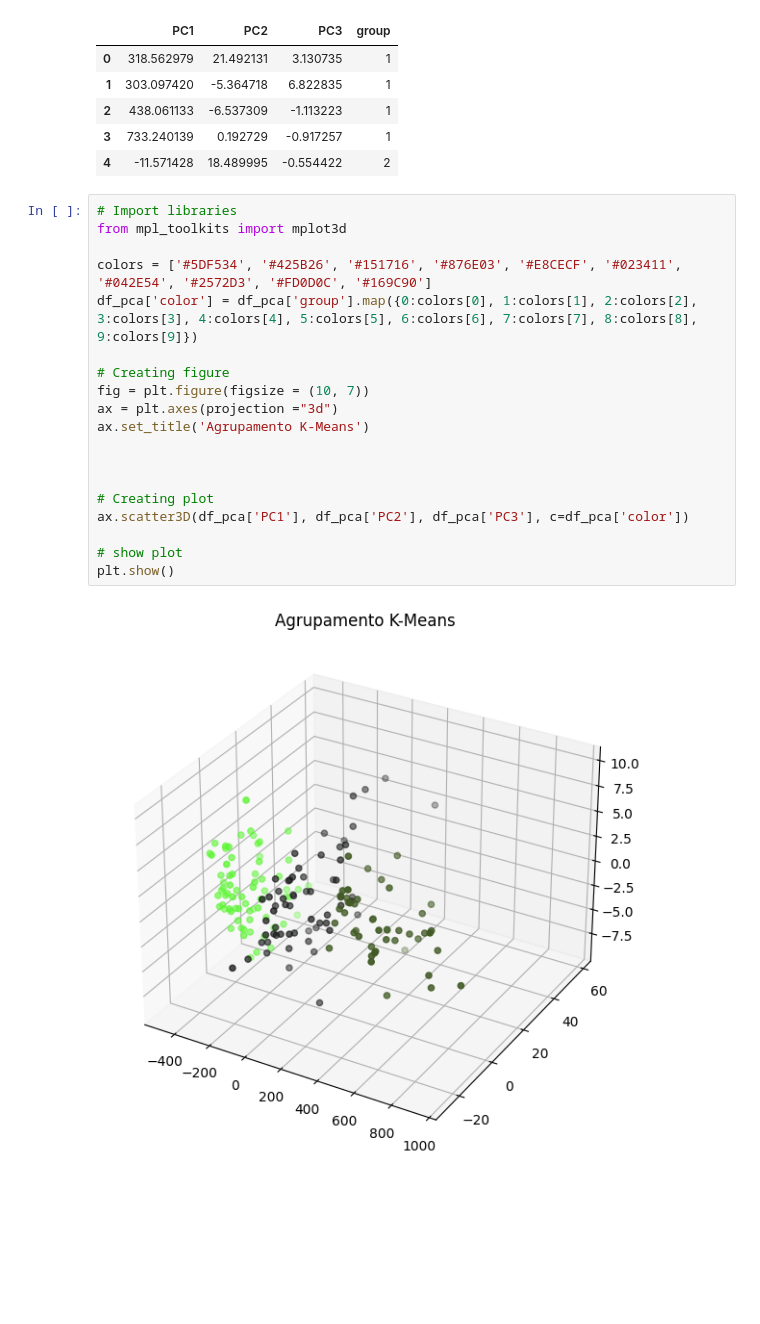
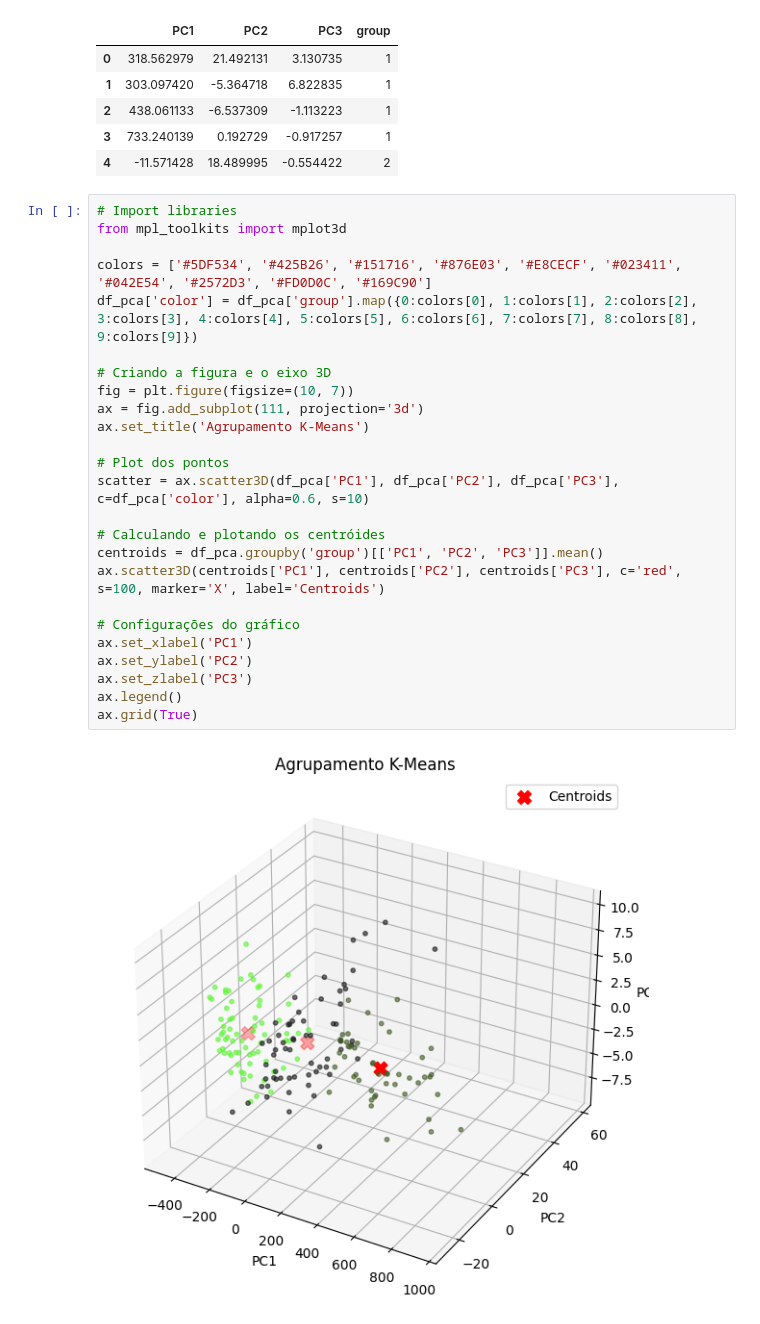
Before and after one commit to heyMichaelS/SerieTemporal, a Jupyter notebook: kmeans_clustering.ipynb, the cells around one changed output. Saved outputs shown, nothing was run; the diff lists cells and outputs as text; blank space fills up the shorter version.

```diff
--- a/kmeans_clustering.ipynb
+++ b/kmeans_clustering.ipynb
@@ -113,21 +128,27 @@ df_pca.head()
 # %%
 # Import libraries
 from mpl_toolkits import mplot3d
 
 colors = ['#5DF534', '#425B26', '#151716', '#876E03', '#E8CECF', '#023411', '#042E54', '#2572D3', '#FD0D0C', '#169C90']
 df_pca['color'] = df_pca['group'].map({0:colors[0], 1:colors[1], 2:colors[2], 3:colors[3], 4:colors[4], 5:colors[5], 6:colors[6], 7:colors[7], 8:colors[8], 9:colors[9]})
 
-# Creating figure
-fig = plt.figure(figsize = (10, 7))
-ax = plt.axes(projection ="3d")
+# Criando a figura e o eixo 3D
+fig = plt.figure(figsize=(10, 7))
+ax = fig.add_subplot(111, projection='3d')
 ax.set_title('Agrupamento K-Means')
 
+# Plot dos pontos
+scatter = ax.scatter3D(df_pca['PC1'], df_pca['PC2'], df_pca['PC3'], c=df_pca['color'], alpha=0.6, s=10)
 
+# Calculando e plotando os centróides
+centroids = df_pca.groupby('group')[['PC1', 'PC2', 'PC3']].mean()
+ax.scatter3D(centroids['PC1'], centroids['PC2'], centroids['PC3'], c='red', s=100, marker='X', label='Centroids')
 
-# Creating plot
-ax.scatter3D(df_pca['PC1'], df_pca['PC2'], df_pca['PC3'], c=df_pca['color'])
-
-# show plot
-plt.show()
+# Configurações do gráfico
+ax.set_xlabel('PC1')
+ax.set_ylabel('PC2')
+ax.set_zlabel('PC3')
+ax.legend()
+ax.grid(True)
 # %% [output]
-[figure, old version]
+[figure, new version]
```
Also changed, not shown: parts of 5 cells of this notebook.
